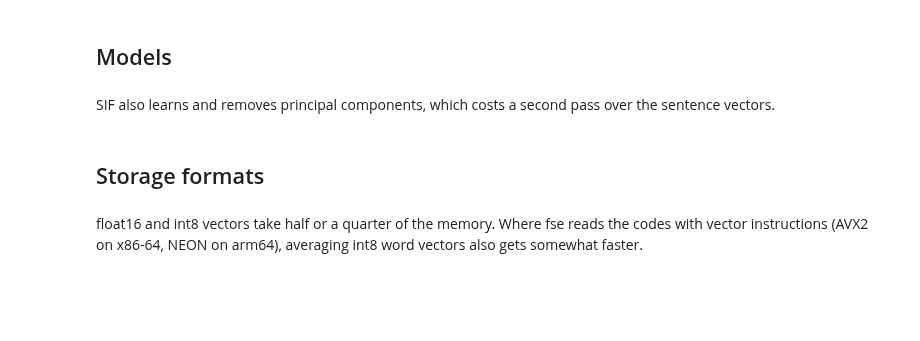
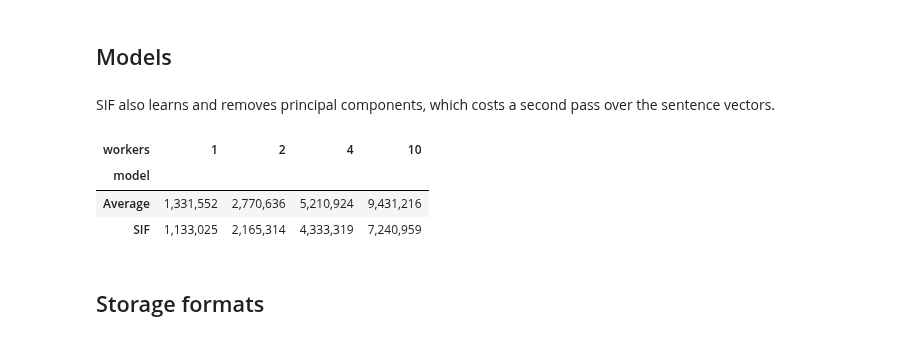
Before and after one commit to oborchers/Fast_Sentence_Embeddings, a Jupyter notebook: notebooks/Speed Comparison.ipynb, the cells around one changed output. Saved outputs shown, nothing was run; the diff lists cells and outputs as text; code cells hidden in the pictures; blank space fills up the shorter version.

```diff
--- a/notebooks/Speed Comparison.ipynb
+++ b/notebooks/Speed Comparison.ipynb
@@ -67,10 +82,13 @@ SIF also learns and removes principal components, which costs a second pass over
 # %%
 rows = []
 for name, cls, kwargs in [("Average", Average, {}), ("SIF", SIF, {"lang_freq": "en"})]:
     for w in workers:
         rows.append({"model": name, "workers": w, "sentences/s": sentences_per_second(cls(glove, workers=w, **kwargs), text)})
-pd.DataFrame(rows).pivot(index="model", columns="workers", values="sentences/s").round(-3)
+pd.DataFrame(rows).pivot(index="model", columns="workers", values="sentences/s").map(lambda v: f"{v:,.0f}")
+# %% [output]
+| workers | 1 | 2 | 4 | 10 |
+| model |  |  |  |  |
+| Average | 1,331,552 | 2,770,636 | 5,210,924 | 9,431,216 |
+| SIF | 1,133,025 | 2,165,314 | 4,333,319 | 7,240,959 |
 # %% [markdown]
 ## Storage formats
-# %% [markdown]
-float16 and int8 vectors take half or a quarter of the memory. Where fse reads the codes with vector instructions (AVX2 on x86-64, NEON on arm64), averaging int8 word vectors also gets somewhat faster.
```
Also changed, not shown: parts of 6 cells of this notebook, 2 other files.
